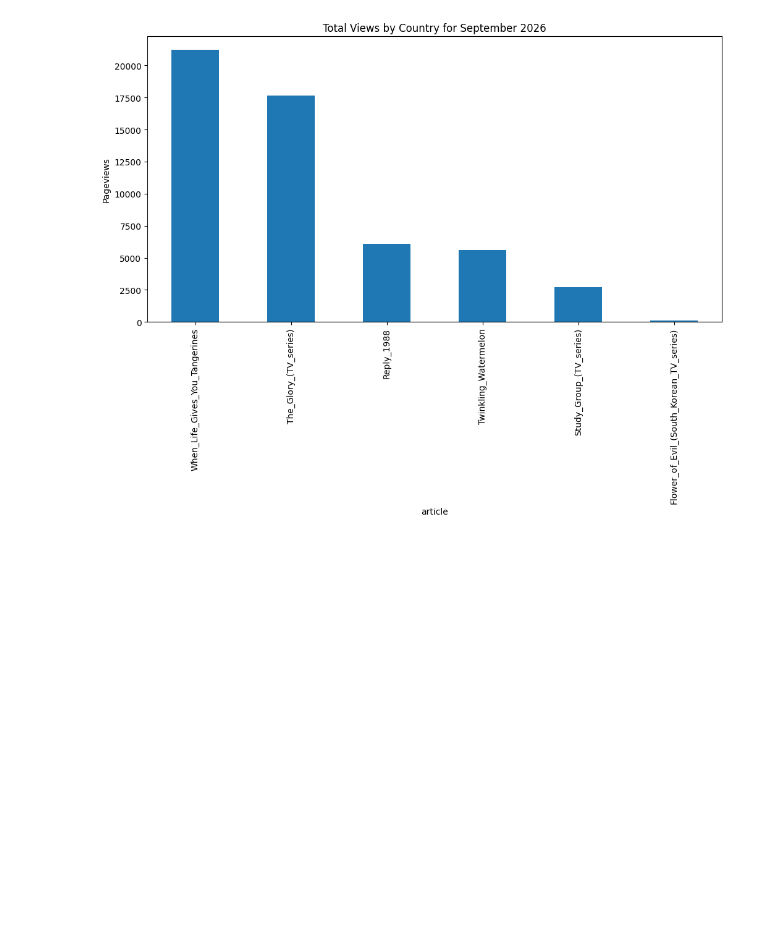
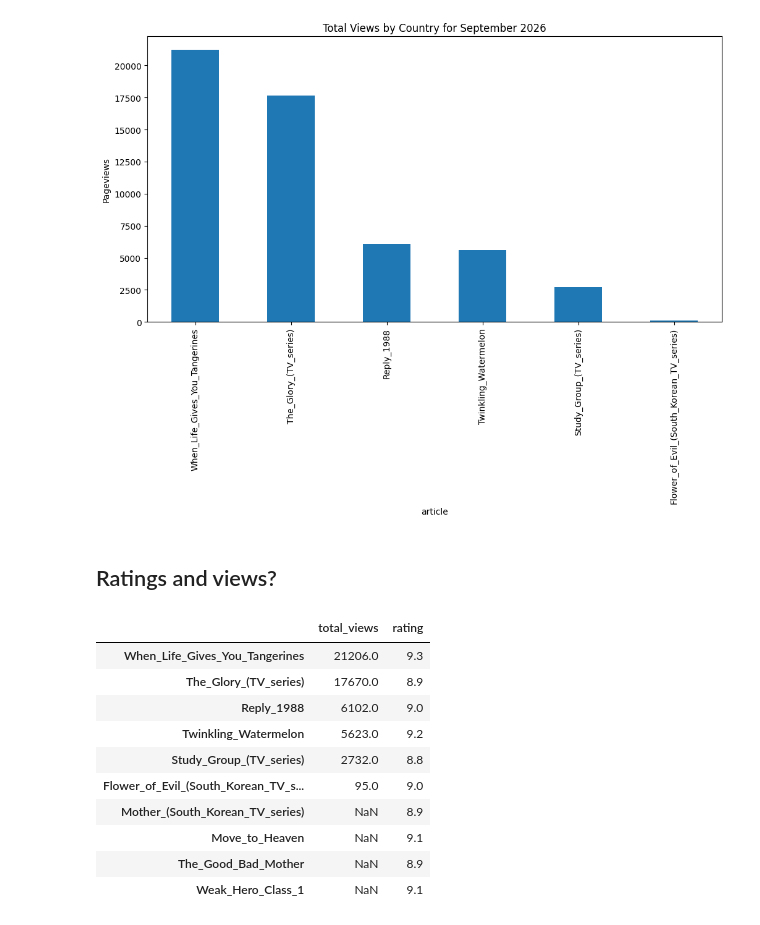
Before and after one commit to Anisa-rodriguez05/week5-wed, a Jupyter notebook: week5-wed-notebook.ipynb, the cells around one changed output. Saved outputs shown, nothing was run; the diff lists cells and outputs as text; code cells hidden in the pictures; blank space fills up the shorter version.

```diff
--- a/week5-wed-notebook.ipynb
+++ b/week5-wed-notebook.ipynb
@@ -448,3 +448,24 @@ plt.ylabel("Pageviews")
 plt.show()
 # %% [output]
 [figure]
+# %% [markdown]
+## Ratings and views?
+# %%
+comp = pd.DataFrame({
+    "total_views": ShowViews,
+    "rating": pd.Series(shows),
+}).sort_values(by="total_views", ascending=False)
+
+comp
+# %% [output]
+|  | total_views | rating |
+| When_Life_Gives_You_Tangerines | 21206.0 | 9.3 |
+| The_Glory_(TV_series) | 17670.0 | 8.9 |
+| Reply_1988 | 6102.0 | 9.0 |
+| Twinkling_Watermelon | 5623.0 | 9.2 |
+| Study_Group_(TV_series) | 2732.0 | 8.8 |
+| Flower_of_Evil_(South_Korean_TV_s... | 95.0 | 9.0 |
+| Mother_(South_Korean_TV_series) | NaN | 8.9 |
+| Move_to_Heaven | NaN | 9.1 |
+| The_Good_Bad_Mother | NaN | 8.9 |
+| Weak_Hero_Class_1 | NaN | 9.1 |
```
Also changed, not shown: parts of 1 cell of this notebook.
